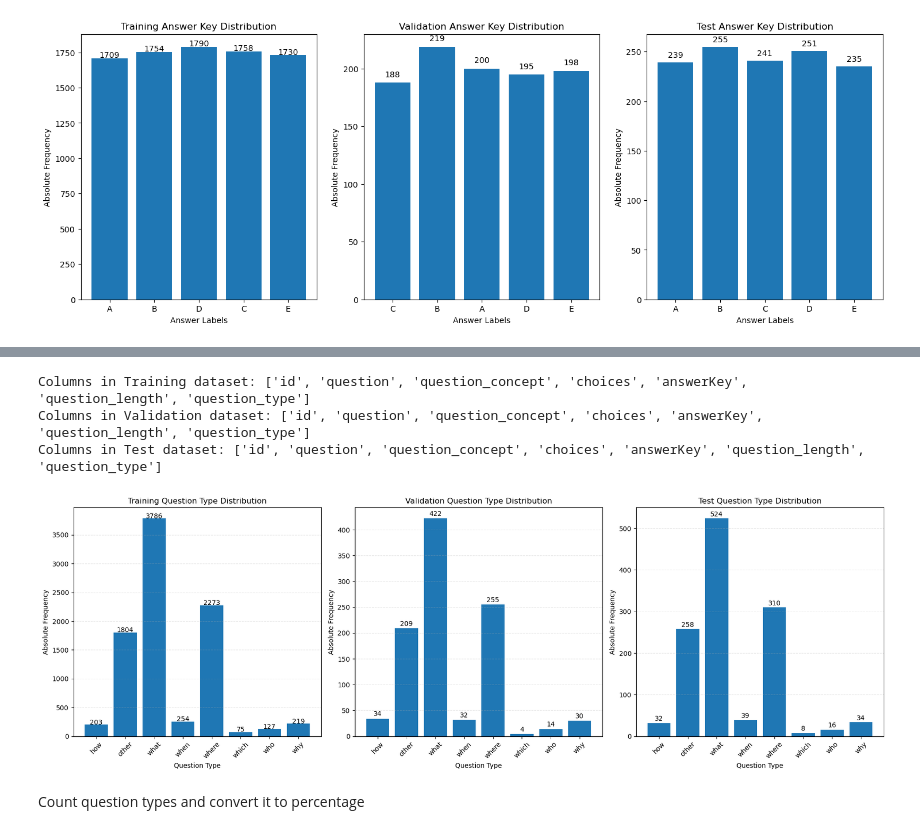
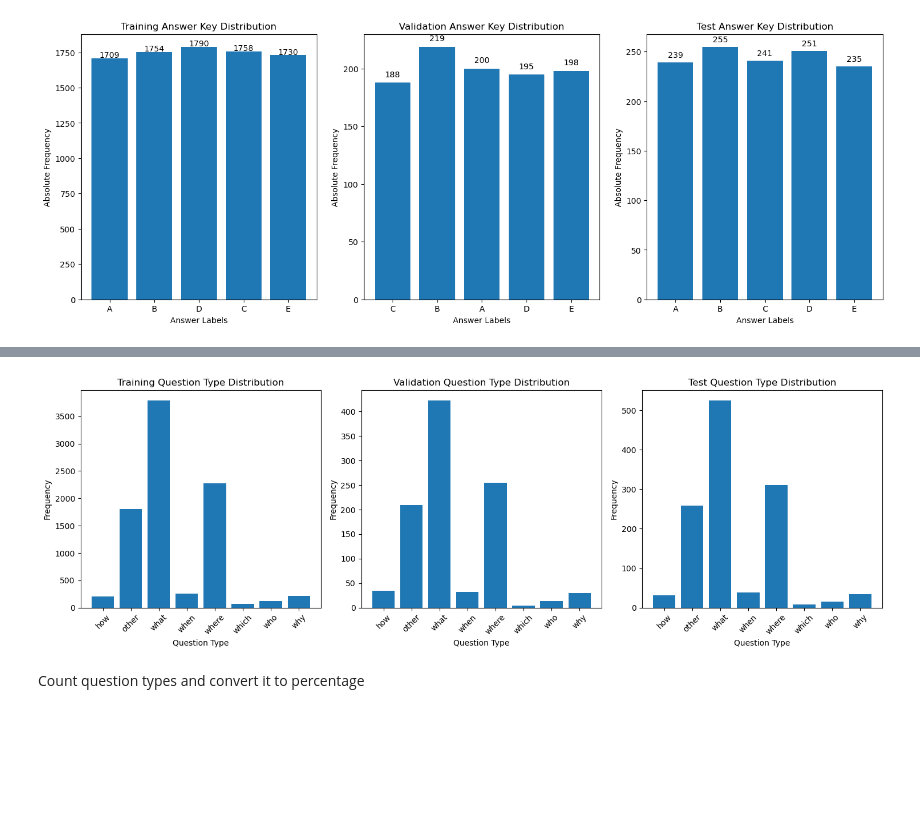
Before and after one commit to NevinJulian/HSLU.NLP, a Jupyter notebook: course_project/project_1.ipynb, the cells around one changed output, grey strips where cells are left out. Saved outputs shown, nothing was run; the diff lists cells and outputs as text; code cells hidden in the pictures; blank space fills up the shorter version.

```diff
--- a/course_project/project_1.ipynb
+++ b/course_project/project_1.ipynb
@@ -257,51 +284,38 @@ Analyze question types (what, how, why, etc.)
 # %%
 def get_question_type(question):
-    """Extract the question word from a question"""
+    """Extract the question type based on first word or common question words"""
     question = question.lower().strip()
     question_words = ['what', 'which', 'who', 'how', 'why', 'when', 'where']
 
     for word in question_words:
         if question.startswith(word) or f" {word} " in question:
             return word
 
     return 'other'
 
+# Add question type to dataframes
 train_df['question_type'] = train_df['question'].apply(get_question_type)
 valid_df['question_type'] = valid_df['question'].apply(get_question_type)
 test_df['question_type'] = test_df['question'].apply(get_question_type)
+
+# Plot question type distribution
+plt.figure(figsize=(15, 5))
+
+for i, (split, df) in enumerate(datasets.items(), 1):
+    question_type_counts = Counter(df['question_type'])
+    sorted_types = sorted(question_type_counts.keys())
+
+    plt.subplot(1, 3, i)
+    plt.bar(sorted_types, [question_type_counts[t] for t in sorted_types])
+    plt.title(f"{split} Question Type Distribution")
+    plt.xlabel("Question Type")
+    plt.ylabel("Frequency")
+    plt.xticks(rotation=45)
+
+plt.tight_layout()
+plt.show()
+# %% [output]
+[figure, added]
-# %%
-plt.figure(figsize=(18, 6))
-
-for split, df in datasets.items():
-    print(f"Columns in {split} dataset:", df.columns.tolist())
-
-for i, (split, df) in enumerate(datasets.items(), 1):
-
-    question_type_counts = Counter(df['question_type'])
-
-    sorted_types = sorted(question_type_counts.keys())
-    sorted_counts = [question_type_counts[t] for t in sorted_types]
-
-    ax = plt.subplot(1, 3, i)
-    bars = plt.bar(sorted_types, sorted_counts)
-    plt.xlabel("Question Type")
-    plt.ylabel("Absolute Frequency")
-    plt.title(f"{split} Question Type Distribution")
-
-    for j, (q_type, count) in enumerate(zip(sorted_types, sorted_counts)):
-        plt.text(j, count + 5, str(count), ha='center')
-
-    plt.grid(axis='y', linestyle='--', alpha=0.3)
-    plt.xticks(rotation=45)
-
-plt.tight_layout()
-plt.savefig('viz/question_type_distribution.png', dpi=300)
-plt.show()
-# %% [output]
-Columns in Training dataset: ['id', 'question', 'question_concept', 'choices', 'answerKey', 'question_length', 'question_type']
-Columns in Validation dataset: ['id', 'question', 'question_concept', 'choices', 'answerKey', 'question_length', 'question_type']
-Columns in Test dataset: ['id', 'question', 'question_concept', 'choices', 'answerKey', 'question_length', 'question_type']
-[figure, removed]
 # %% [markdown]
 Count question types and convert it to percentage
 # %%
```
Also changed, not shown: parts of 58 cells of this notebook, 2 other files.
